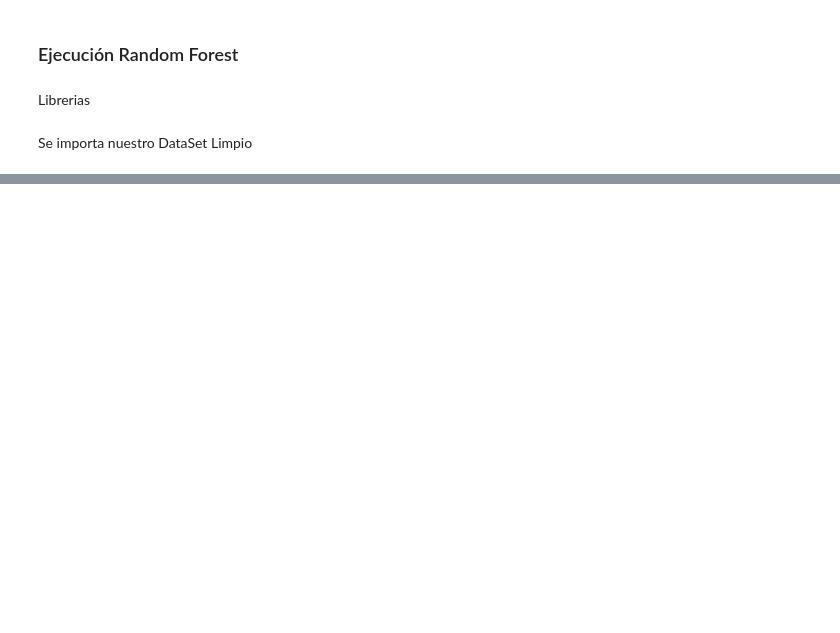
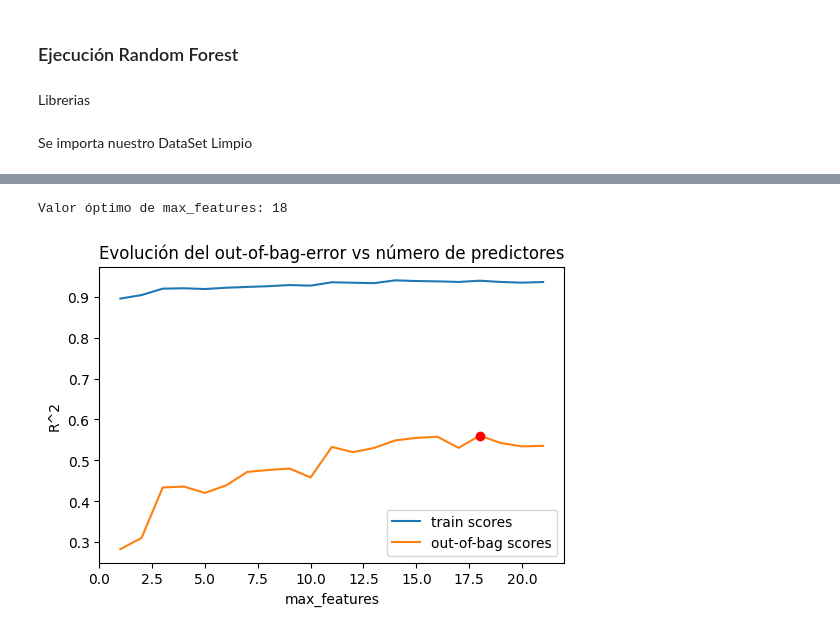
Before and after one commit to kennethLeonel/Monografia-calidad-del-aire-valle-de-aburra, a Jupyter notebook: RandomForest.ipynb, the cells around one changed output, grey strips where cells are left out. Cells and saved outputs as stored; diff of their text form; code cells hidden in the pictures; blank space fills up the shorter version.

```diff
--- a/RandomForest.ipynb
+++ b/RandomForest.ipynb
@@ -27,0 +221,40 @@ df
+# %%
+# Validación empleando el Out-of-Bag error
+# ==============================================================================
+train_scores = []
+oob_scores   = []
+
+# Valores evaluados
+max_features_range = range(1, X_Completo.shape[1] + 1, 1) #X_train.shape[1] = total de características
+
+
+# Bucle para entrenar un modelo con cada valor de max_features y extraer su error
+# de entrenamiento y de Out-of-Bag.
+for max_features in max_features_range:
+    modelRF = RandomForestRegressor(
+                n_estimators = 20,
+                criterion    = 'squared_error',
+                max_depth    = None,
+                max_features = max_features,
+                oob_score    = True,
+                n_jobs       = -1,
+                random_state = 123
+             )
+    modelRF.fit(X_Completo, y_Completo)
+    train_scores.append(modelRF.score(X_Completo, y_Completo))
+    oob_scores.append(modelRF.oob_score_)
+
+# Gráfico con la evolución de los errores
+fig, ax = plt.subplots(figsize=(6, 3.84))
+ax.plot(max_features_range, train_scores, label="train scores")
+ax.plot(max_features_range, oob_scores, label="out-of-bag scores")
+ax.plot(max_features_range[np.argmax(oob_scores)], max(oob_scores),
+        marker='o', color = "red")
+ax.set_ylabel("R^2")
+ax.set_xlabel("max_features")
+ax.set_title("Evolución del out-of-bag-error vs número de predictores")
+plt.legend()
+print(f"Valor óptimo de max_features: {max_features_range[np.argmax(oob_scores)]}")
+# %% [output]
+Valor óptimo de max_features: 18
+[figure, added]
```
Also changed, not shown: parts of 24 cells of this notebook, 5 other files.
